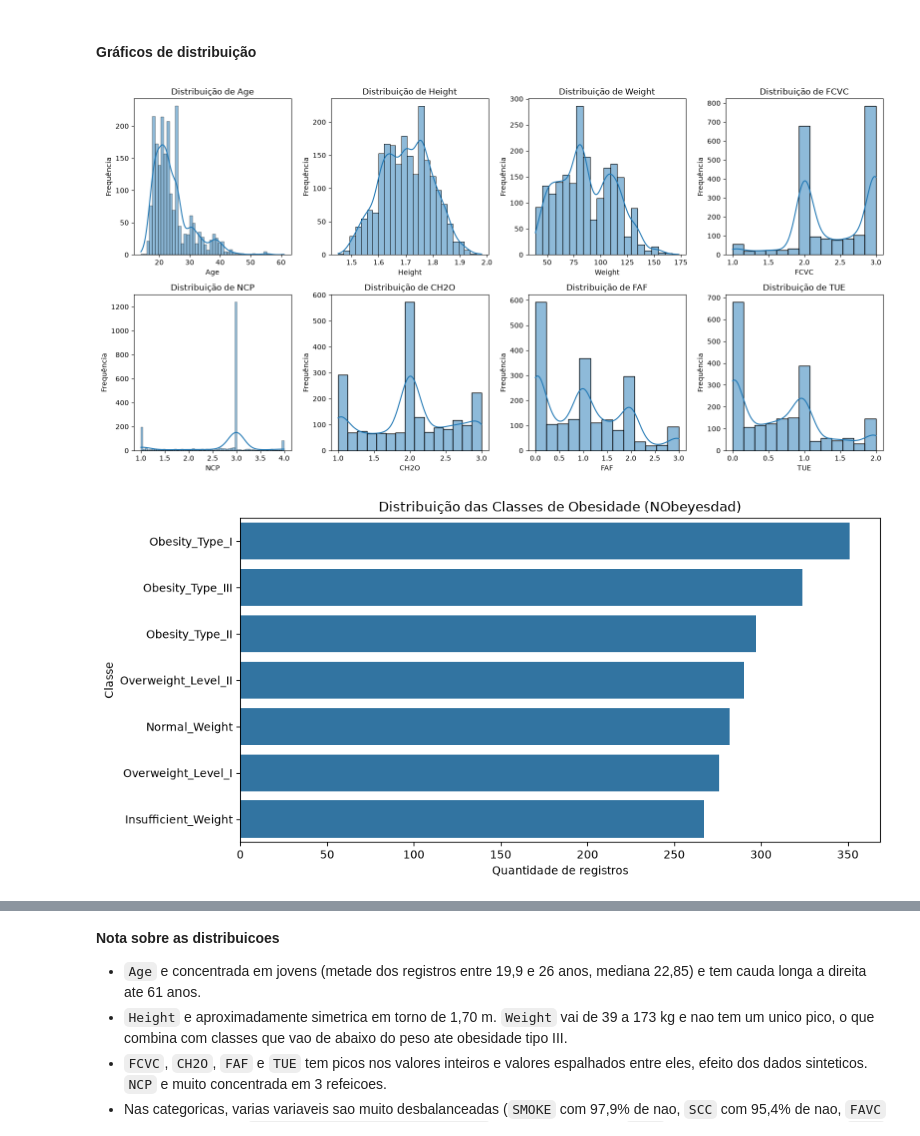
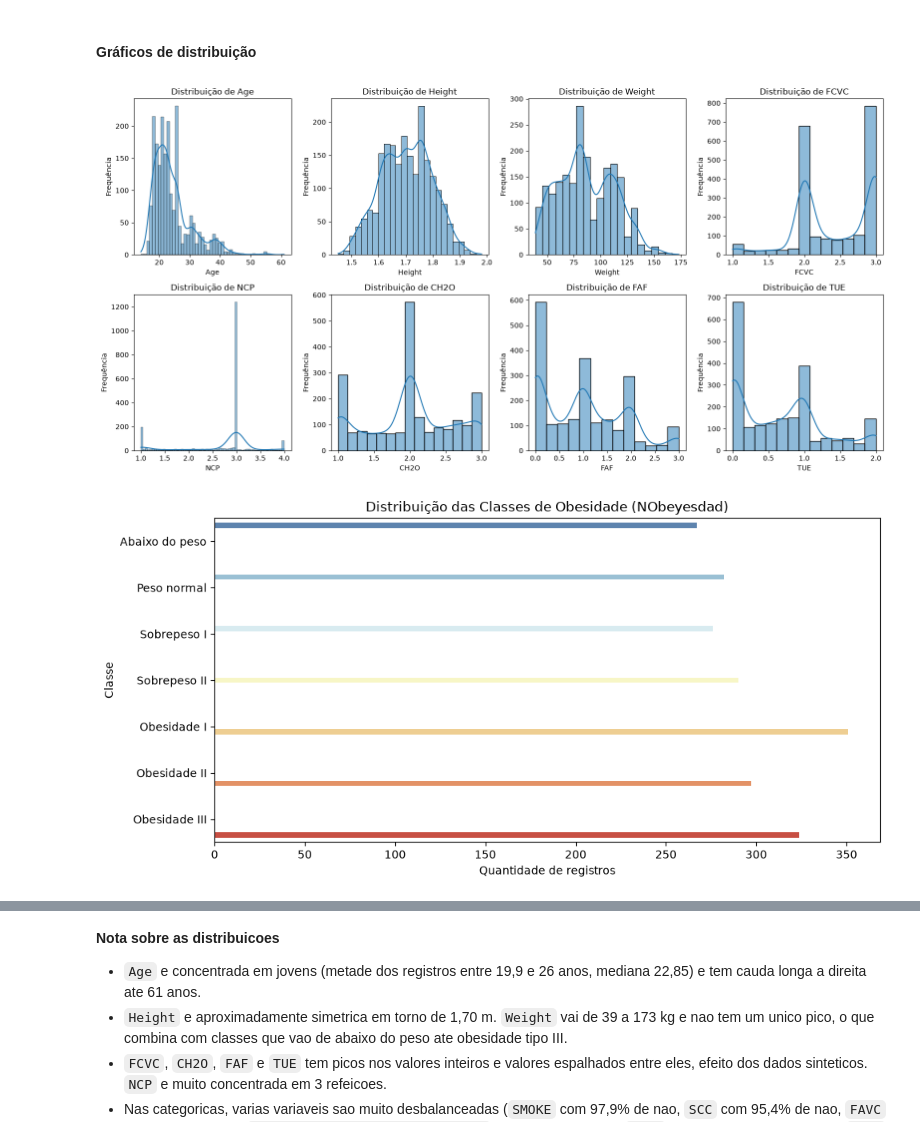
Before and after one commit to GalileuCMMoares/trabalho_AVD, a Jupyter notebook: notebooks/parte_comum/eda.ipynb, the cells around one changed output, grey strips where cells are left out. Drawn from its saved outputs; the diff is of its cells as text; code cells hidden in the pictures.

```diff
--- a/notebooks/parte_comum/eda.ipynb
+++ b/notebooks/parte_comum/eda.ipynb
@@ -14,6 +14,29 @@ import seaborn as sns
 caminho = "../../data/parte_comum/ObesityDataSet_raw_and_data_sinthetic.csv"
 df = pd.read_csv(caminho)
 
+# [IA] Claude Code – ordem hierárquica das classes, nomes em português para os gráficos e ordem natural das categorias
+ORDEM_CLASSES = [
+    "Insufficient_Weight", "Normal_Weight", "Overweight_Level_I", "Overweight_Level_II",
+    "Obesity_Type_I", "Obesity_Type_II", "Obesity_Type_III",
+]
+NOMES_CLASSES = {
+    "Insufficient_Weight": "Abaixo do peso", "Normal_Weight": "Peso normal",
+    "Overweight_Level_I": "Sobrepeso I", "Overweight_Level_II": "Sobrepeso II",
+    "Obesity_Type_I": "Obesidade I", "Obesity_Type_II": "Obesidade II", "Obesity_Type_III": "Obesidade III",
+}
+ORDEM_NOMES_CLASSES = [NOMES_CLASSES[c] for c in ORDEM_CLASSES]
+CORES_CLASSES = dict(zip(ORDEM_NOMES_CLASSES, sns.color_palette("RdYlBu_r", len(ORDEM_CLASSES))))
+ORDEM_CATEGORIAS = {
+    "Gender": ["Female", "Male"],
+    "family_history_with_overweight": ["no", "yes"],
+    "FAVC": ["no", "yes"],
+    "SMOKE": ["no", "yes"],
+    "SCC": ["no", "yes"],
+    "CAEC": ["no", "Sometimes", "Frequently", "Always"],
+    "CALC": ["no", "Sometimes", "Frequently", "Always"],
+    "MTRANS": ["Automobile", "Public_Transportation", "Motorbike", "Bike", "Walking"],
+    "NObeyesdad": ORDEM_CLASSES,
+}
 print("Dataset carregado com sucesso!")
 df.head()
 # %% [output]
@@ -110,8 +145,11 @@ Novo formato após remoção das duplicadas: 2087 linhas e 17 colunas
 #### Tabelas de distribuição
 # %%
 # [IA] Google Gemini – estatísticas descritivas (numéricas) e tabelas de frequência (categóricas)
+# [IA] Claude Code – coluna auxiliar só para os gráficos (nomes em português, ordem do IMC)
+df["classe"] = pd.Categorical(df["NObeyesdad"].map(NOMES_CLASSES), categories=ORDEM_NOMES_CLASSES, ordered=True)
+
 colunas_num = df.select_dtypes(include=[np.number]).columns.tolist()
-colunas_cat = df.select_dtypes(exclude=[np.number]).columns.tolist()
+colunas_cat = df.select_dtypes(exclude=[np.number]).columns.drop("classe", errors="ignore").tolist()
 
 print("--- Resumo Estatístico (Variáveis Numéricas) ---")
 display(df[colunas_num].describe().T.round(2))
@@ -123,6 +161,8 @@ for col in colunas_cat:
         "Contagem": df[col].value_counts(dropna=False),
         "Proporção (%)": (df[col].value_counts(normalize=True, dropna=False) * 100).round(2)
     })
+    # [IA] Claude Code – categorias na ordem natural (ou hierárquica, no caso da classe)
+    tabela_freq = tabela_freq.reindex(ORDEM_CATEGORIAS.get(col, tabela_freq.index))
     display(tabela_freq)
 # %% [output]
 --- Resumo Estatístico (Variáveis Numéricas) ---
@@ -190,28 +230,29 @@ As variaveis `FCVC`, `NCP`, `CH2O`, `FAF` e `TUE` vem de perguntas de questionar
 # %%
 # [IA] Google Gemini – histogramas com KDE para variáveis numéricas e gráfico de barras da classe alvo
 fig, axes = plt.subplots(nrows=2, ncols=4, figsize=(16, 8))
 axes = axes.flatten()
 
 for i, col in enumerate(colunas_num):
     sns.histplot(data=df, x=col, kde=True, ax=axes[i])
     axes[i].set_title(f"Distribuição de {col}")
     axes[i].set_xlabel(col)
     axes[i].set_ylabel("Frequência")
 
 plt.tight_layout()
 plt.show()
 
 # Distribuição da variável alvo (NObeyesdad)
 plt.figure(figsize=(10, 5))
-sns.countplot(data=df, y="NObeyesdad", order=df["NObeyesdad"].value_counts().index)
+# [IA] Claude Code – classes na ordem do IMC, com nomes em português
+sns.countplot(data=df, y="classe", order=ORDEM_NOMES_CLASSES, hue="classe", palette=CORES_CLASSES, legend=False)
 plt.title("Distribuição das Classes de Obesidade (NObeyesdad)")
 plt.xlabel("Quantidade de registros")
 plt.ylabel("Classe")
 plt.tight_layout()
 plt.show()
 # %% [output]
 [figure]
-[figure, old version]
+[figure, new version]
 # %%
 # [IA] GitHub Copilot – extensão dos gráficos de contagem (countplot) para todas as demais variáveis categóricas
 colunas_cat_sem_alvo = [c for c in colunas_cat if c != "NObeyesdad"]
```
Also changed, not shown: parts of 8 cells of this notebook, 19 other files.
